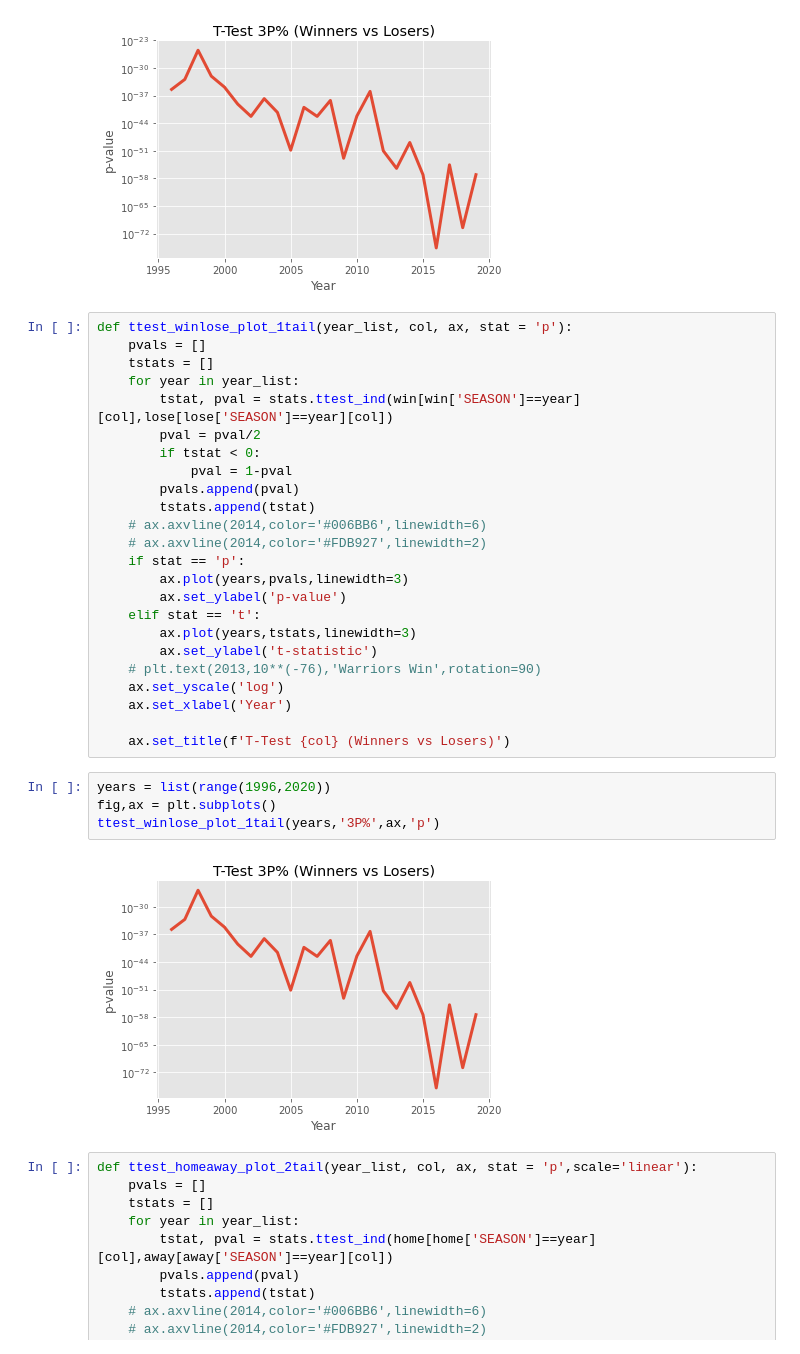
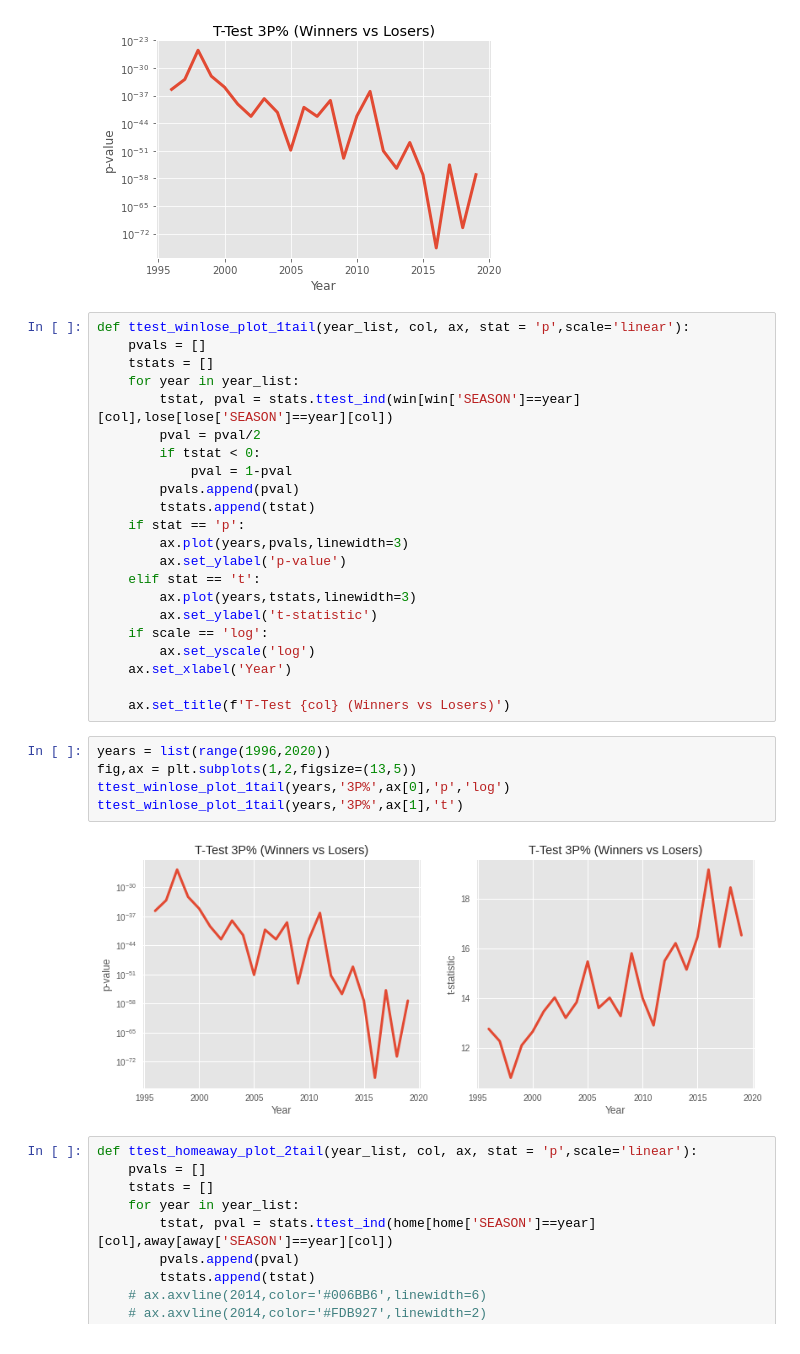
Before and after one commit to Nick-Henderson/nba-3pt-analysis, a Jupyter notebook: nba-eda.ipynb, the cells around one changed output. Drawn from its saved outputs; the diff is of its cells as text.

```diff
--- a/nba-eda.ipynb
+++ b/nba-eda.ipynb
@@ -458,7 +461,7 @@ ttest_winlose_plot_2tail(years,'3P%',ax,'p')
 # %% [output]
 [figure]
 # %%
-def ttest_winlose_plot_1tail(year_list, col, ax, stat = 'p'):
+def ttest_winlose_plot_1tail(year_list, col, ax, stat = 'p',scale='linear'):
     pvals = []
     tstats = []
     for year in year_list:
@@ -468,25 +471,24 @@ def ttest_winlose_plot_1tail(year_list, col, ax, stat = 'p'):
             pval = 1-pval
         pvals.append(pval)
         tstats.append(tstat)
-    # ax.axvline(2014,color='#006BB6',linewidth=6)
-    # ax.axvline(2014,color='#FDB927',linewidth=2)
     if stat == 'p':
         ax.plot(years,pvals,linewidth=3)
         ax.set_ylabel('p-value')
     elif stat == 't':
         ax.plot(years,tstats,linewidth=3)
         ax.set_ylabel('t-statistic')
-    # plt.text(2013,10**(-76),'Warriors Win',rotation=90)
-    ax.set_yscale('log')
+    if scale == 'log':
+        ax.set_yscale('log')
     ax.set_xlabel('Year')
 
     ax.set_title(f'T-Test {col} (Winners vs Losers)')
 # %%
 years = list(range(1996,2020))
-fig,ax = plt.subplots()
-ttest_winlose_plot_1tail(years,'3P%',ax,'p')
+fig,ax = plt.subplots(1,2,figsize=(13,5))
+ttest_winlose_plot_1tail(years,'3P%',ax[0],'p','log')
+ttest_winlose_plot_1tail(years,'3P%',ax[1],'t')
 # %% [output]
-[figure, old version]
+[figure, new version]
 # %%
 def ttest_homeaway_plot_2tail(year_list, col, ax, stat = 'p',scale='linear'):
     pvals = []
```
Also changed, not shown: parts of 20 cells of this notebook, 1 other file.
